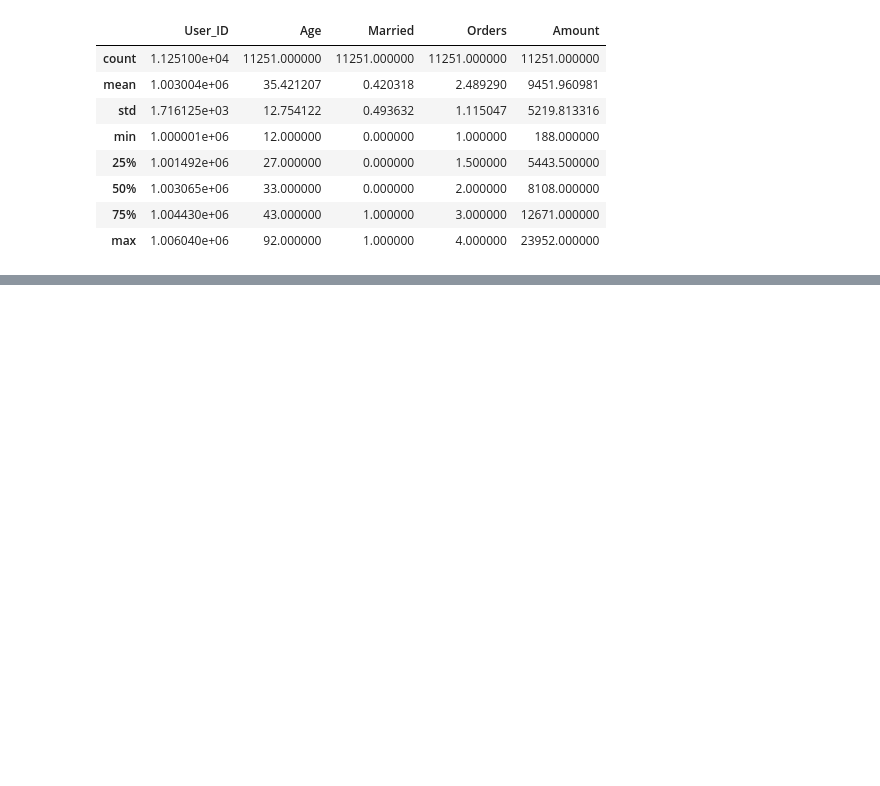
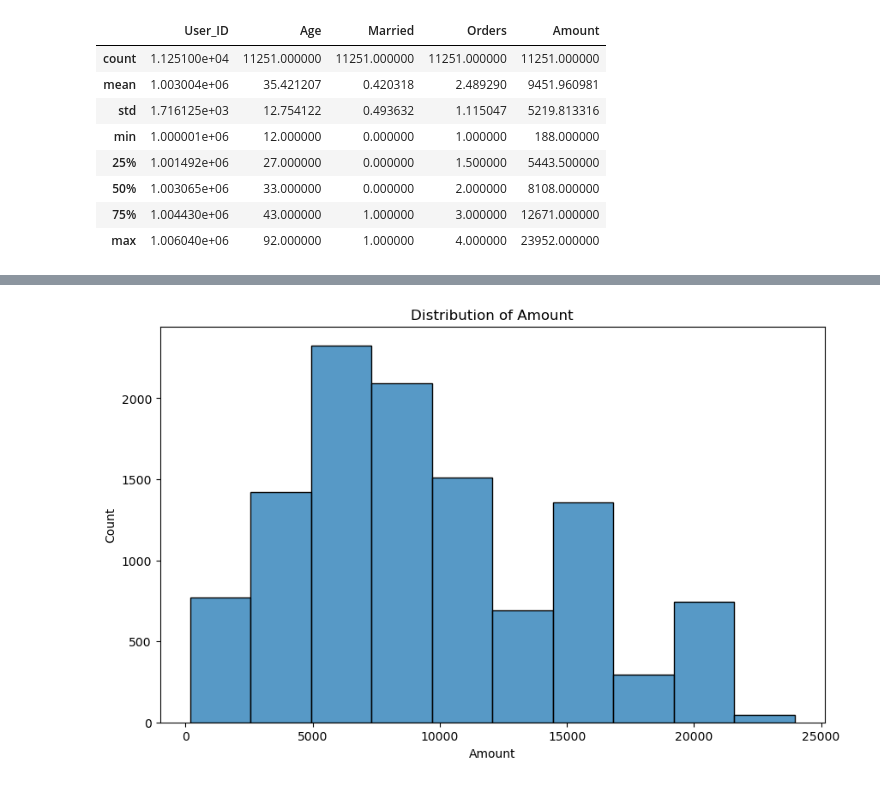
Before and after one commit to Prateek1121999/Data_Science-Project, a Jupyter notebook: DiwaliSalesAnalysis.ipynb, the cells around one changed output, grey strips where cells are left out. Drawn from its saved outputs; the diff is of its cells as text; code cells hidden in the pictures; blank space fills up the shorter version.

```diff
--- a/DiwaliSalesAnalysis.ipynb
+++ b/DiwaliSalesAnalysis.ipynb
@@ -150,0 +184,8 @@ Data.to_excel('DiwaliSales.xlsx')
+# %%
+# Visualize the distribution of Amount
+plt.figure(figsize=(10, 6))
+sns.histplot(x='Amount', data=df, bins=10)
+plt.title('Distribution of Amount')
+plt.show()
+# %% [output]
+[figure, added]
```
Also changed, not shown: parts of 27 cells of this notebook.
